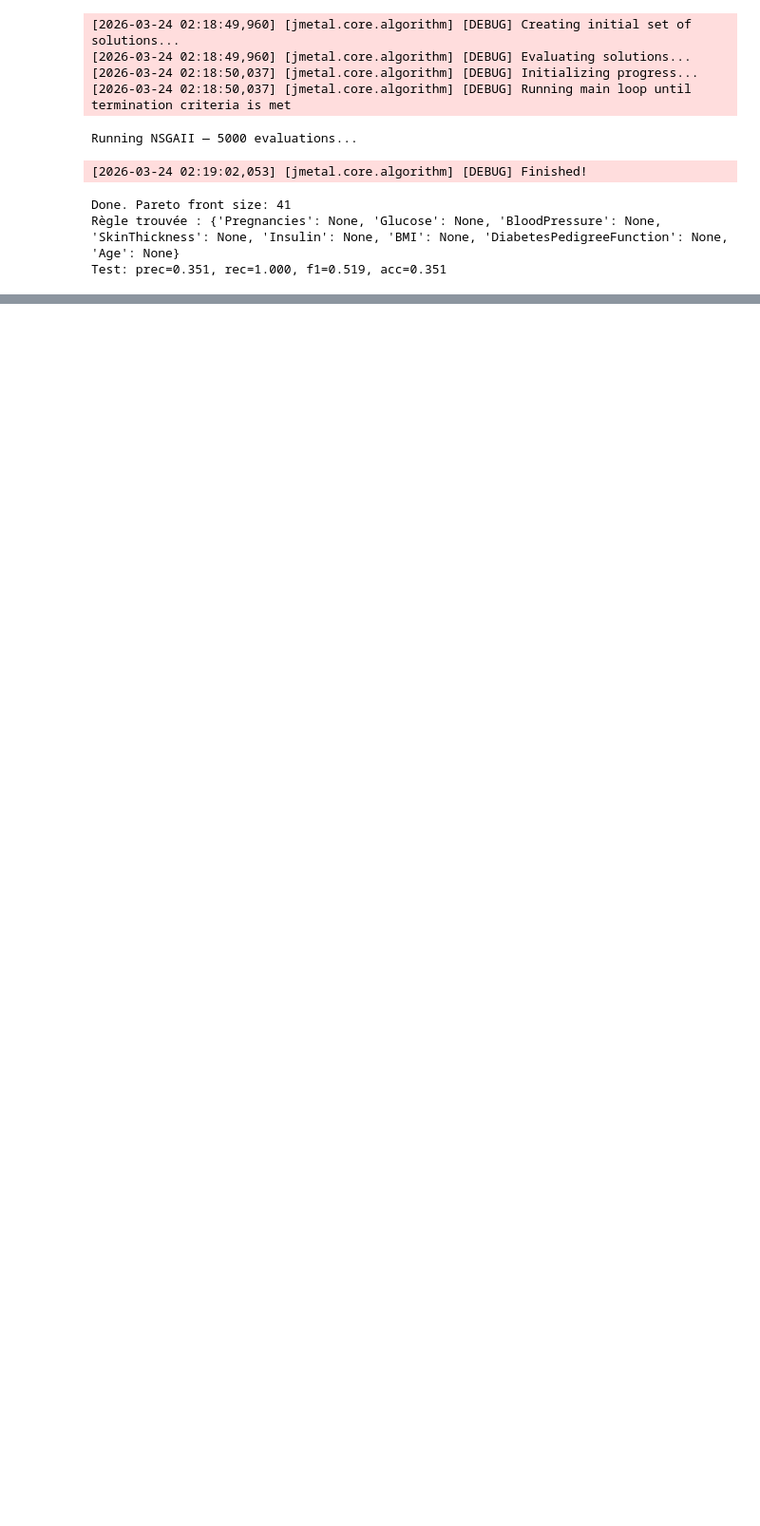
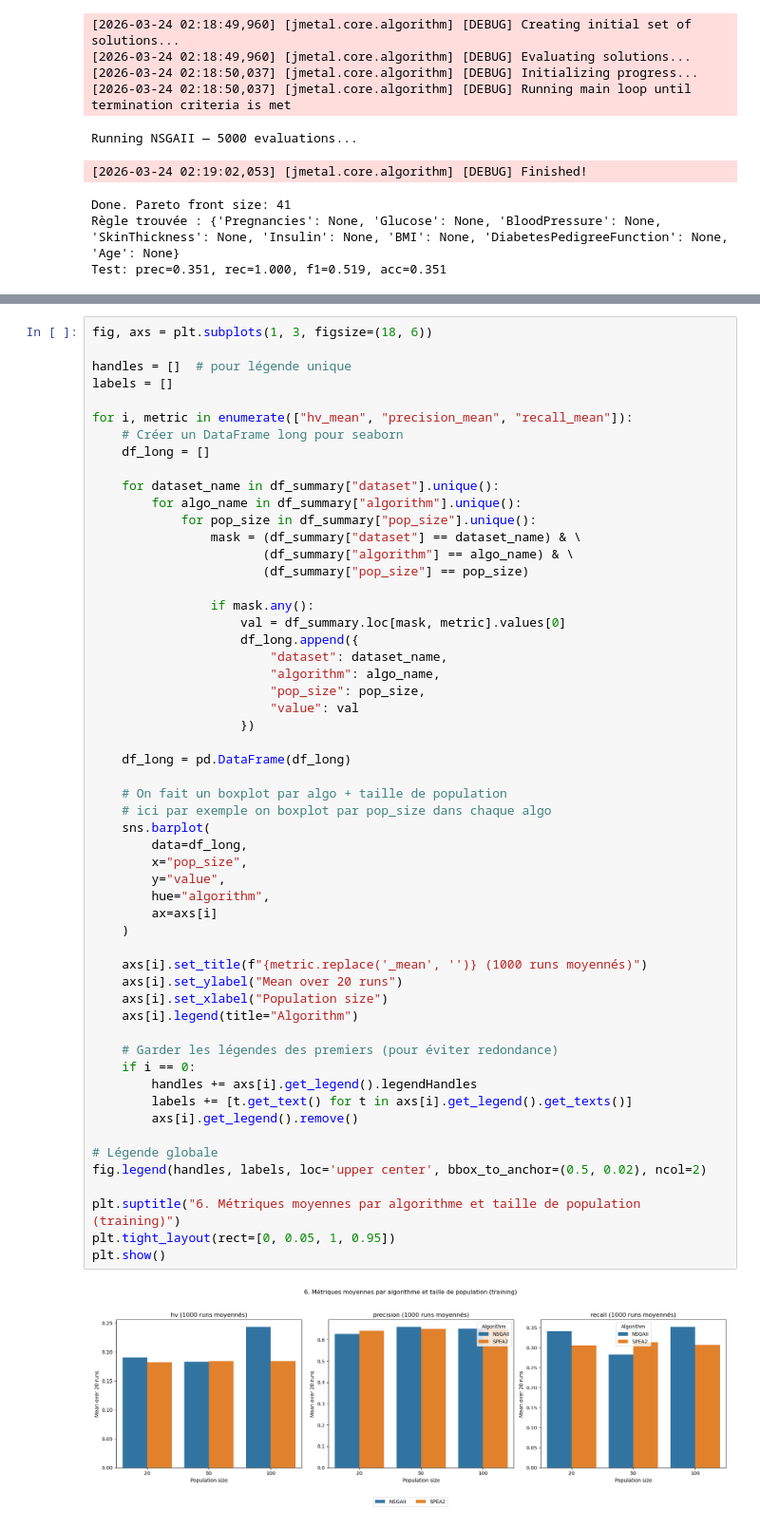
Before and after one commit to mrdedede/projet-oafd, a Jupyter notebook: Classification_MultiObj.ipynb, the cells around one changed output, grey strips where cells are left out. Shown at 95% size. Drawn from its saved outputs; the diff is of its cells as text; blank space fills up the shorter version.

```diff
--- a/Classification_MultiObj.ipynb
+++ b/Classification_MultiObj.ipynb
@@ -514,0 +573,57 @@ Running NSGAII — 100 evaluations...
+# %%
+fig, axs = plt.subplots(1, 3, figsize=(18, 6))
+
+handles = []  # pour légende unique
+labels = []
+
+for i, metric in enumerate(["hv_mean", "precision_mean", "recall_mean"]):
+    # Créer un DataFrame long pour seaborn
+    df_long = []
+
+    for dataset_name in df_summary["dataset"].unique():
+        for algo_name in df_summary["algorithm"].unique():
+            for pop_size in df_summary["pop_size"].unique():
+                mask = (df_summary["dataset"] == dataset_name) & \
+                       (df_summary["algorithm"] == algo_name) & \
+                       (df_summary["pop_size"] == pop_size)
+
+                if mask.any():
+                    val = df_summary.loc[mask, metric].values[0]
+                    df_long.append({
+                        "dataset": dataset_name,
+                        "algorithm": algo_name,
+                        "pop_size": pop_size,
+                        "value": val
+                    })
+
+    df_long = pd.DataFrame(df_long)
+
+    # On fait un boxplot par algo + taille de population
+    # ici par exemple on boxplot par pop_size dans chaque algo
+    sns.barplot(
+        data=df_long,
+        x="pop_size",
+        y="value",
+        hue="algorithm",
+        ax=axs[i]
+    )
+
+    axs[i].set_title(f"{metric.replace('_mean', '')} (1000 runs moyennés)")
+    axs[i].set_ylabel("Mean over 20 runs")
+    axs[i].set_xlabel("Population size")
+    axs[i].legend(title="Algorithm")
+
+    # Garder les légendes des premiers (pour éviter redondance)
+    if i == 0:
+        handles += axs[i].get_legend().legendHandles
+        labels += [t.get_text() for t in axs[i].get_legend().get_texts()]
+        axs[i].get_legend().remove()
+
+# Légende globale
+fig.legend(handles, labels, loc='upper center', bbox_to_anchor=(0.5, 0.02), ncol=2)
+
+plt.suptitle("6. Métriques moyennes par algorithme et taille de population (training)")
+plt.tight_layout(rect=[0, 0.05, 1, 0.95])
+plt.show()
+# %% [output]
+[figure, added]
```
Also changed, not shown: parts of 17 cells of this notebook.
